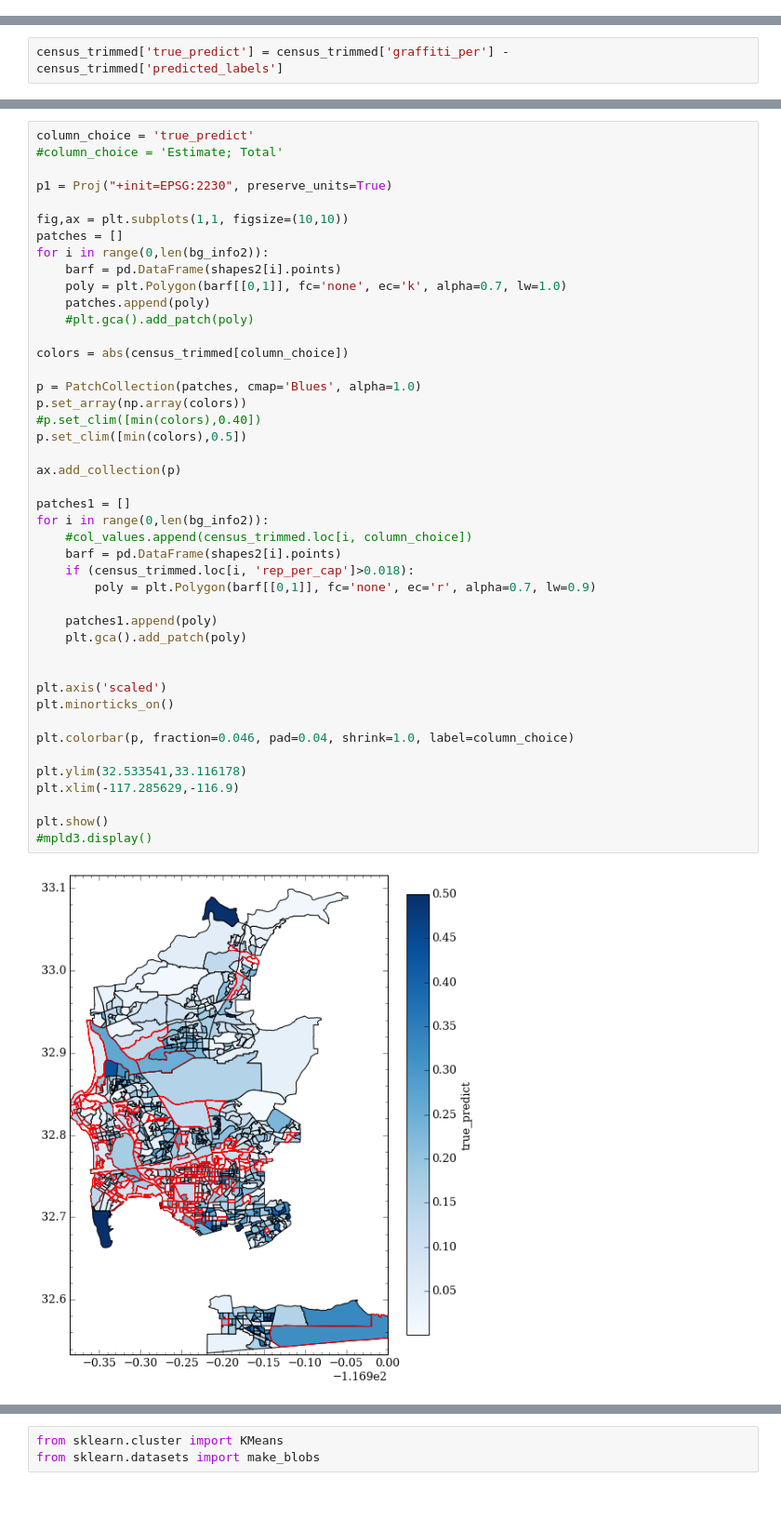
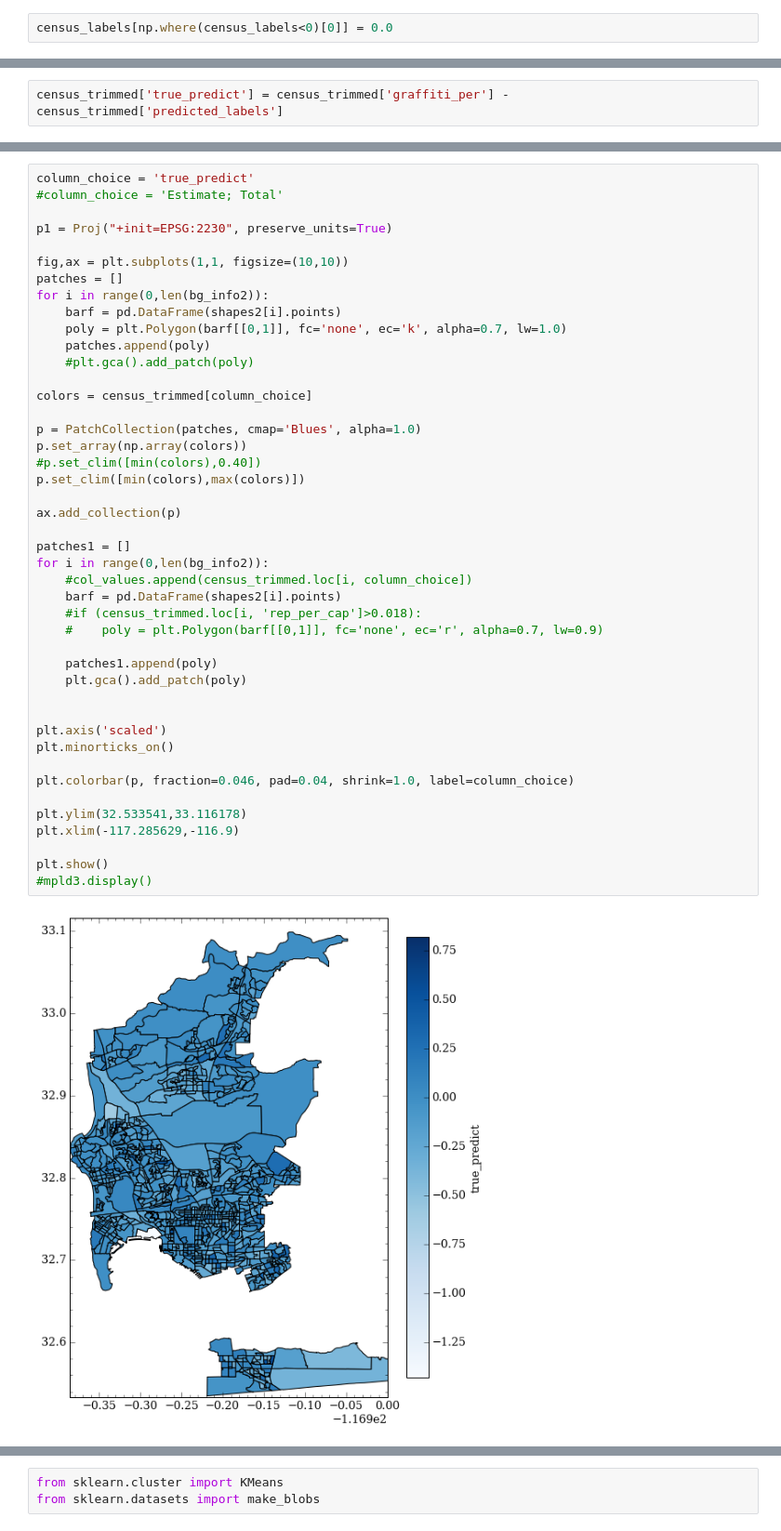
Before and after one commit to katiesch/insight2016, a Jupyter notebook: modeling_work.ipynb, the cells around one changed output, grey strips where cells are left out. Shown at 93% size. Saved outputs shown, nothing was run; the diff lists cells and outputs as text; blank space fills up the shorter version.

Commit message:
sorting out where my algorithm goes wrong

```diff
--- a/modeling_work.ipynb
+++ b/modeling_work.ipynb
@@ -447,6 +447,8 @@ census_labels = model.predict(census_trimmed)
 len(test_labels), len(test_set), len(train_labels_test), len(training_set), len(census_labels), len(census_trimmed)
 # %% [output]
 (446, 446, 134, 134, 835, 835)
+# %%
+census_labels[np.where(census_labels<0)[0]] = 0.0
 # %%
 fig, test = plt.subplots(1,2, figsize=(15,10))
 fig.subplots_adjust(hspace=.5)
@@ -604,35 +606,35 @@ for i in range(0,len(bg_info2)):
     patches.append(poly)
     #plt.gca().add_patch(poly)
 
-colors = abs(census_trimmed[column_choice])
+colors = census_trimmed[column_choice]
 
 p = PatchCollection(patches, cmap='Blues', alpha=1.0)
 p.set_array(np.array(colors))
 #p.set_clim([min(colors),0.40])
-p.set_clim([min(colors),0.5])
+p.set_clim([min(colors),max(colors)])
 
 ax.add_collection(p)
 
 patches1 = []
 for i in range(0,len(bg_info2)):
     #col_values.append(census_trimmed.loc[i, column_choice])
     barf = pd.DataFrame(shapes2[i].points)
-    if (census_trimmed.loc[i, 'rep_per_cap']>0.018):
-        poly = plt.Polygon(barf[[0,1]], fc='none', ec='r', alpha=0.7, lw=0.9)
+    #if (census_trimmed.loc[i, 'rep_per_cap']>0.018):
+    #    poly = plt.Polygon(barf[[0,1]], fc='none', ec='r', alpha=0.7, lw=0.9)
 
     patches1.append(poly)
     plt.gca().add_patch(poly)
 
 
 plt.axis('scaled')
 plt.minorticks_on()
 
 plt.colorbar(p, fraction=0.046, pad=0.04, shrink=1.0, label=column_choice)
 
 plt.ylim(32.533541,33.116178)
 plt.xlim(-117.285629,-116.9)
 
 plt.show()
 #mpld3.display()
 # %% [output]
-[figure, old version]
+[figure, new version]
```
Also changed, not shown: parts of 4 cells of this notebook.
